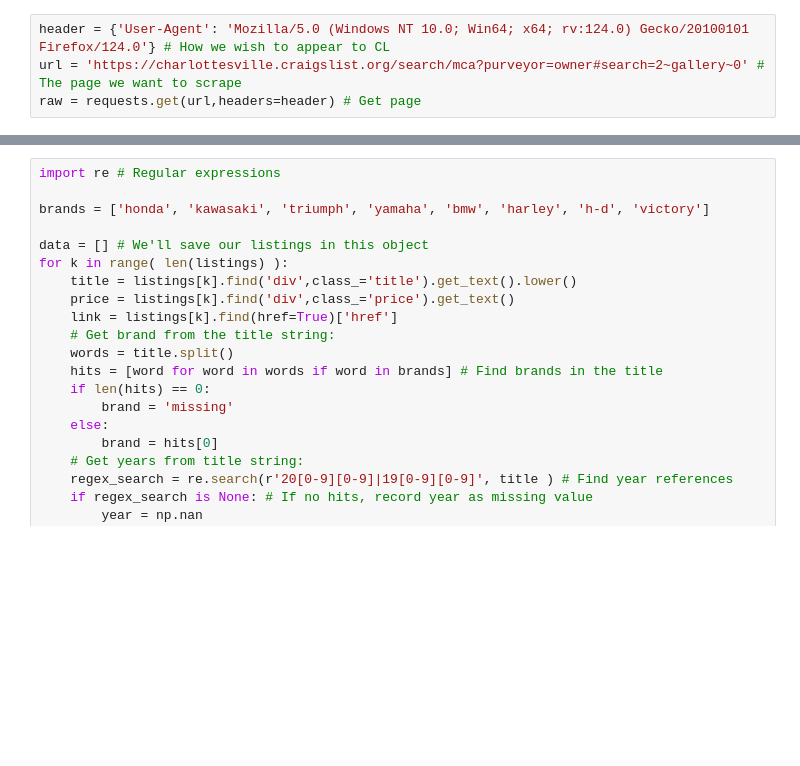
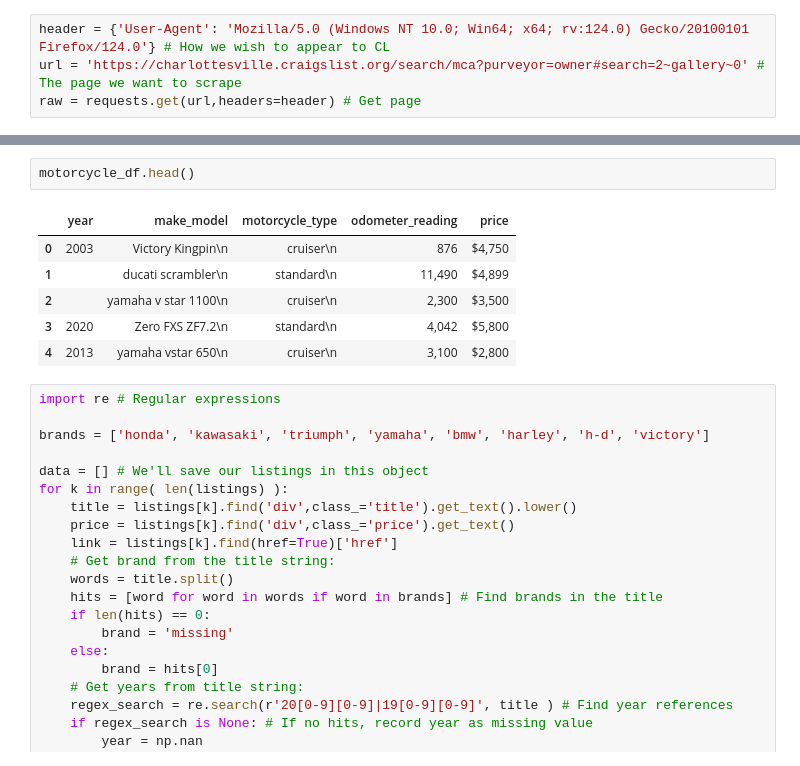
Before and after one commit to emilyzyzhou/lab_scraping, a Jupyter notebook: lab_notebook.ipynb, the cells around one changed output, grey strips where cells are left out. Drawn from its saved outputs; the diff is of its cells as text; blank space fills up the shorter version.

```diff
--- a/lab_notebook.ipynb
+++ b/lab_notebook.ipynb
@@ -228,3 +275,12 @@ listings = bsObj.find_all(class_="cl-static-search-result") # Find all listings
+# %%
+motorcycle_df.head()
+# %% [output]
+|  | year | make_model | motorcycle_type | odometer_reading | price |
+| 0 | 2003 | Victory Kingpin\n | cruiser\n | 876 | $4,750 |
+| 1 |  | ducati scrambler\n | standard\n | 11,490 | $4,899 |
+| 2 |  | yamaha v star 1100\n | cruiser\n | 2,300 | $3,500 |
+| 3 | 2020 | Zero FXS ZF7.2\n | standard\n | 4,042 | $5,800 |
+| 4 | 2013 | yamaha vstar 650\n | cruiser\n | 3,100 | $2,800 |
 # %%
 import re # Regular expressions
 
```
Also changed, not shown: parts of 4 cells of this notebook, 1 other file.
